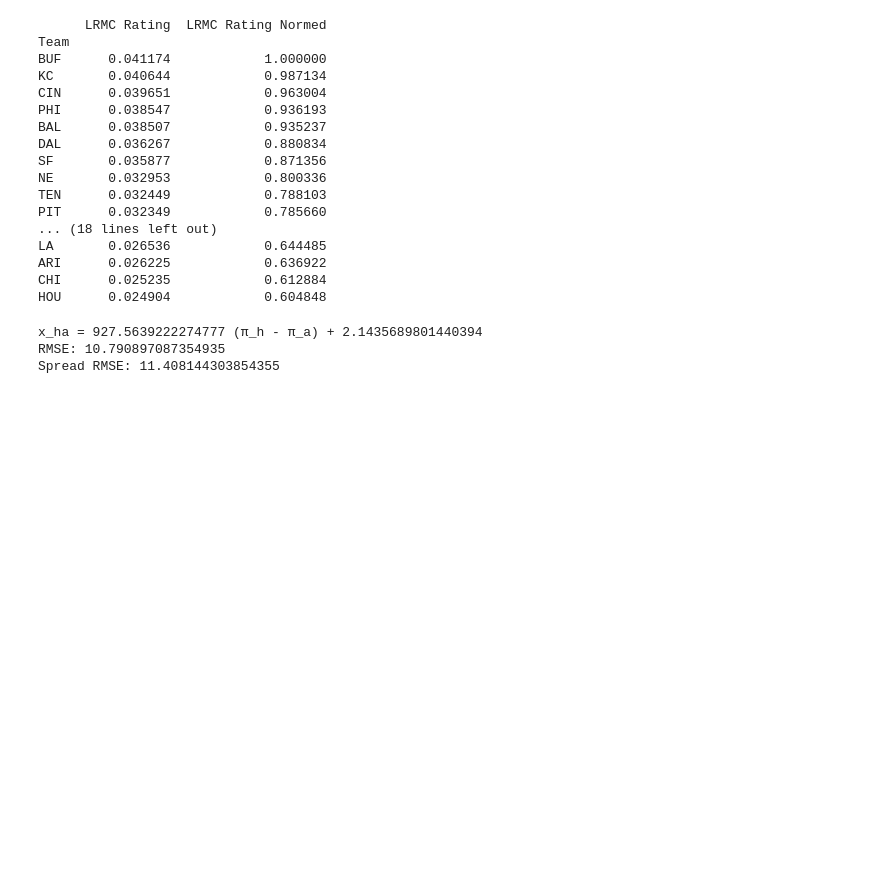
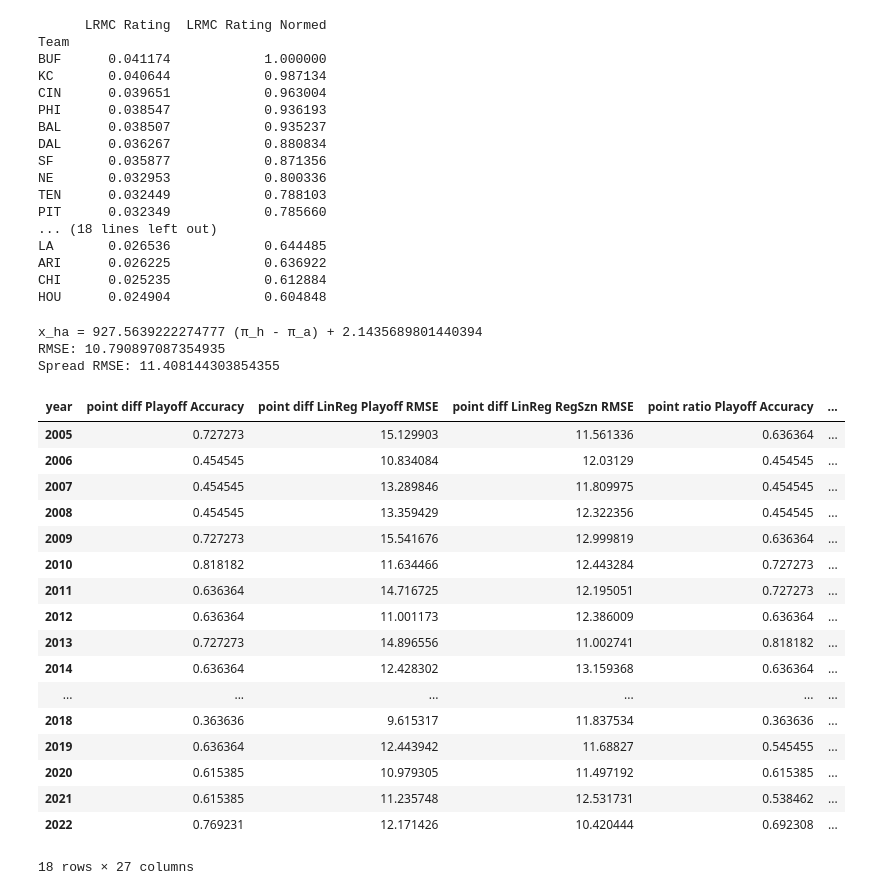
Before and after one commit to thearyanmittal/nfl-lrmc, a Jupyter notebook: flrmc.ipynb, the cells around one changed output. Cells and saved outputs as stored; diff of their text form; code cells hidden in the pictures; blank space fills up the shorter version.

```diff
--- a/flrmc.ipynb
+++ b/flrmc.ipynb
@@ -188,3 +188,28 @@ print(f"Spread RMSE: {mse(np.array([row['result'] for (index, row) in games_2022
 x_ha = 927.5639222274777 (π_h - π_a) + 2.1435689801440394
 RMSE: 10.790897087354935
 Spread RMSE: 11.408144303854355
+# %%
+# compute statistics on playoff accuracy results
+results = pd.read_csv('results/playoff_results.csv').transpose().rename({'Unnamed: 0' : 'year'})
+results.columns = results.iloc[0]
+results.drop(index='year', inplace=True)
+results
+# %% [output]
+| year | point diff Playoff Accuracy | point diff LinReg Playoff RMSE | point diff LinReg RegSzn RMSE | point ratio Playoff Accuracy | ... |
+| 2005 | 0.727273 | 15.129903 | 11.561336 | 0.636364 | ... |
+| 2006 | 0.454545 | 10.834084 | 12.03129 | 0.454545 | ... |
+| 2007 | 0.454545 | 13.289846 | 11.809975 | 0.454545 | ... |
+| 2008 | 0.454545 | 13.359429 | 12.322356 | 0.454545 | ... |
+| 2009 | 0.727273 | 15.541676 | 12.999819 | 0.636364 | ... |
+| 2010 | 0.818182 | 11.634466 | 12.443284 | 0.727273 | ... |
+| 2011 | 0.636364 | 14.716725 | 12.195051 | 0.727273 | ... |
+| 2012 | 0.636364 | 11.001173 | 12.386009 | 0.636364 | ... |
+| 2013 | 0.727273 | 14.896556 | 11.002741 | 0.818182 | ... |
+| 2014 | 0.636364 | 12.428302 | 13.159368 | 0.636364 | ... |
+| ... | ... | ... | ... | ... | ... |
+| 2018 | 0.363636 | 9.615317 | 11.837534 | 0.363636 | ... |
+| 2019 | 0.636364 | 12.443942 | 11.68827 | 0.545455 | ... |
+| 2020 | 0.615385 | 10.979305 | 11.497192 | 0.615385 | ... |
+| 2021 | 0.615385 | 11.235748 | 12.531731 | 0.538462 | ... |
+| 2022 | 0.769231 | 12.171426 | 10.420444 | 0.692308 | ... |
+18 rows × 27 columns
```
Also changed, not shown: parts of 3 cells of this notebook, 4 other files.
